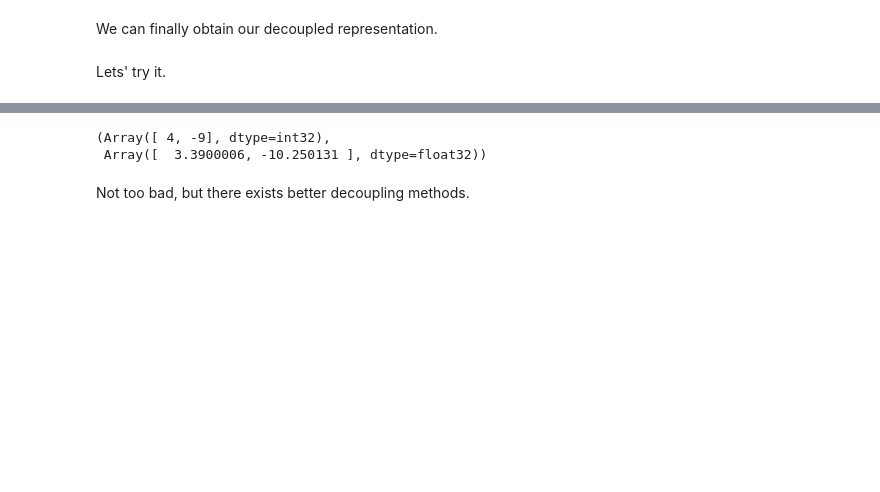
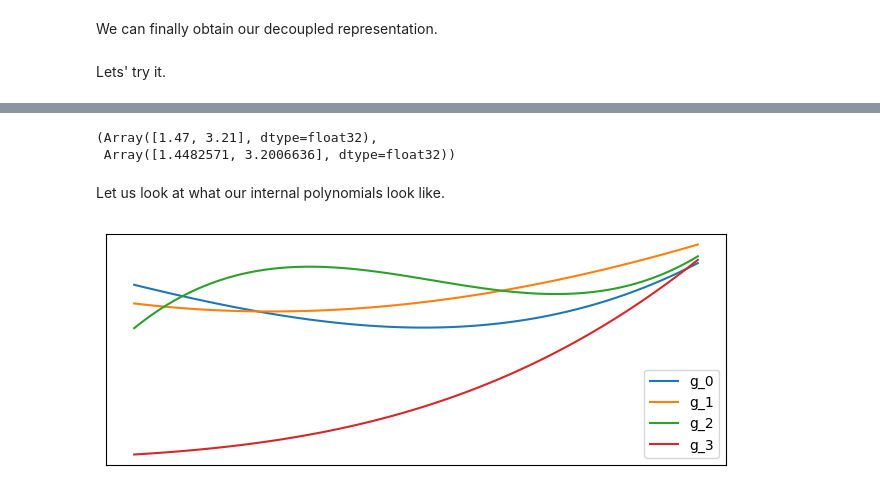
Before and after one commit to mrochk/untangle, a Jupyter notebook: examples/introduction.ipynb, the cells around one changed output, grey strips where cells are left out. Drawn from its saved outputs; the diff is of its cells as text; code cells hidden in the pictures; blank space fills up the shorter version.

```diff
--- a/examples/introduction.ipynb
+++ b/examples/introduction.ipynb
@@ -71,8 +76,18 @@ function(x), decoupling(x)
 # %%
-x = jnp.array([2, -2])
+x = jnp.array([-0.5, 0.9])
 function(x), decoupling(x)
 # %% [output]
-(Array([ 4, -9], dtype=int32),
- Array([  3.3900006, -10.250131 ], dtype=float32))
+(Array([1.47, 3.21], dtype=float32),
+ Array([1.4482571, 3.2006636], dtype=float32))
-# %% [markdown]
-Not too bad, but there exists better decoupling methods.
+# %% [markdown]
+Let us look at what our internal polynomials look like.
+# %%
+import matplotlib.pyplot as plt
+plt.figure(figsize=(8, 3))
+
+x = jnp.linspace(start=-1, stop=1, num=100)
+Z = [jnp.polyval(coefs[r], x) for r in range(rank)]
+plt.xticks([]); plt.yticks([])
+[plt.plot(z, label=f'g_{i}') for i, z in enumerate(Z)]; plt.legend(); None
+# %% [output]
+[figure, added]
```
Also changed, not shown: parts of 7 cells of this notebook, 4 other files.
